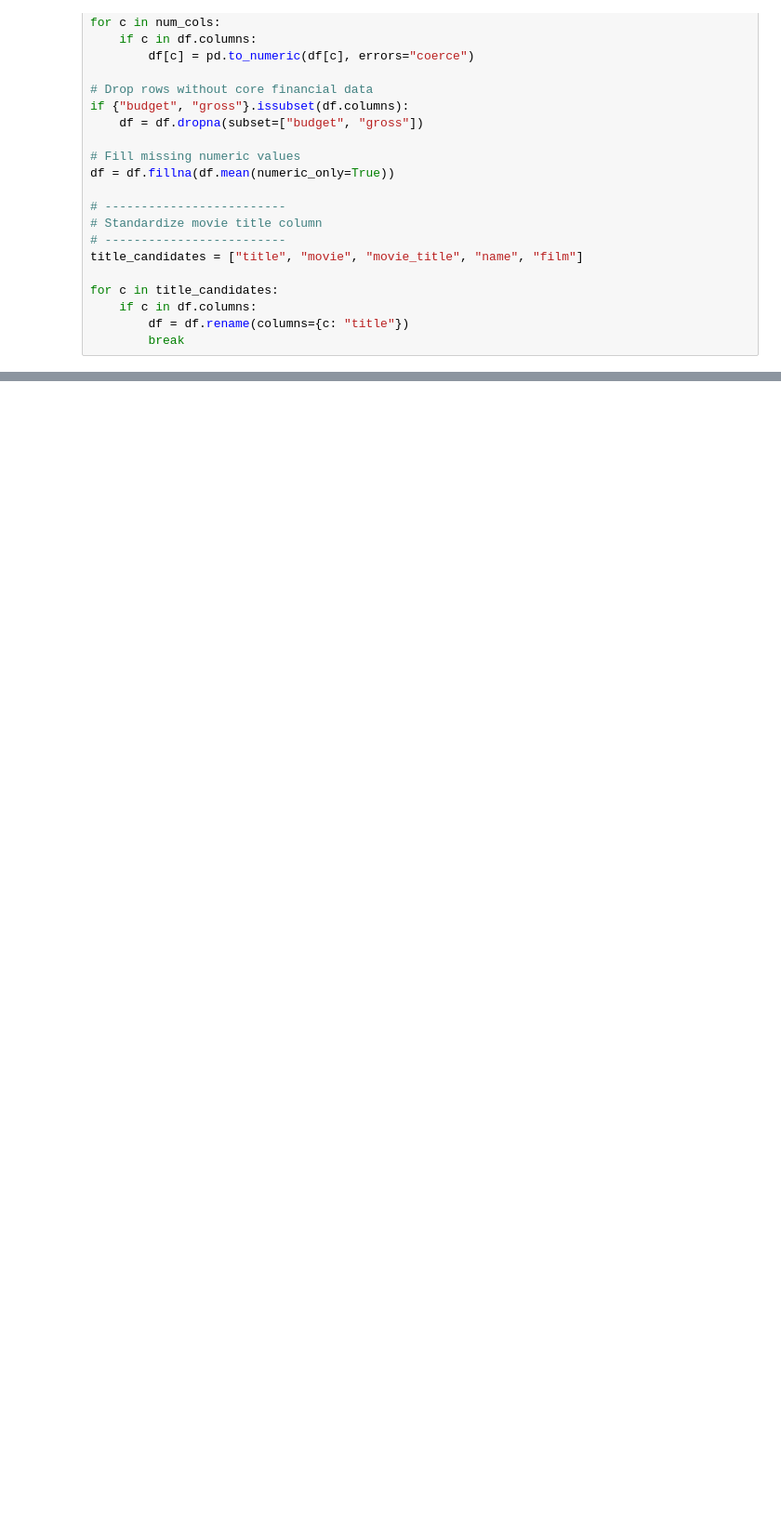
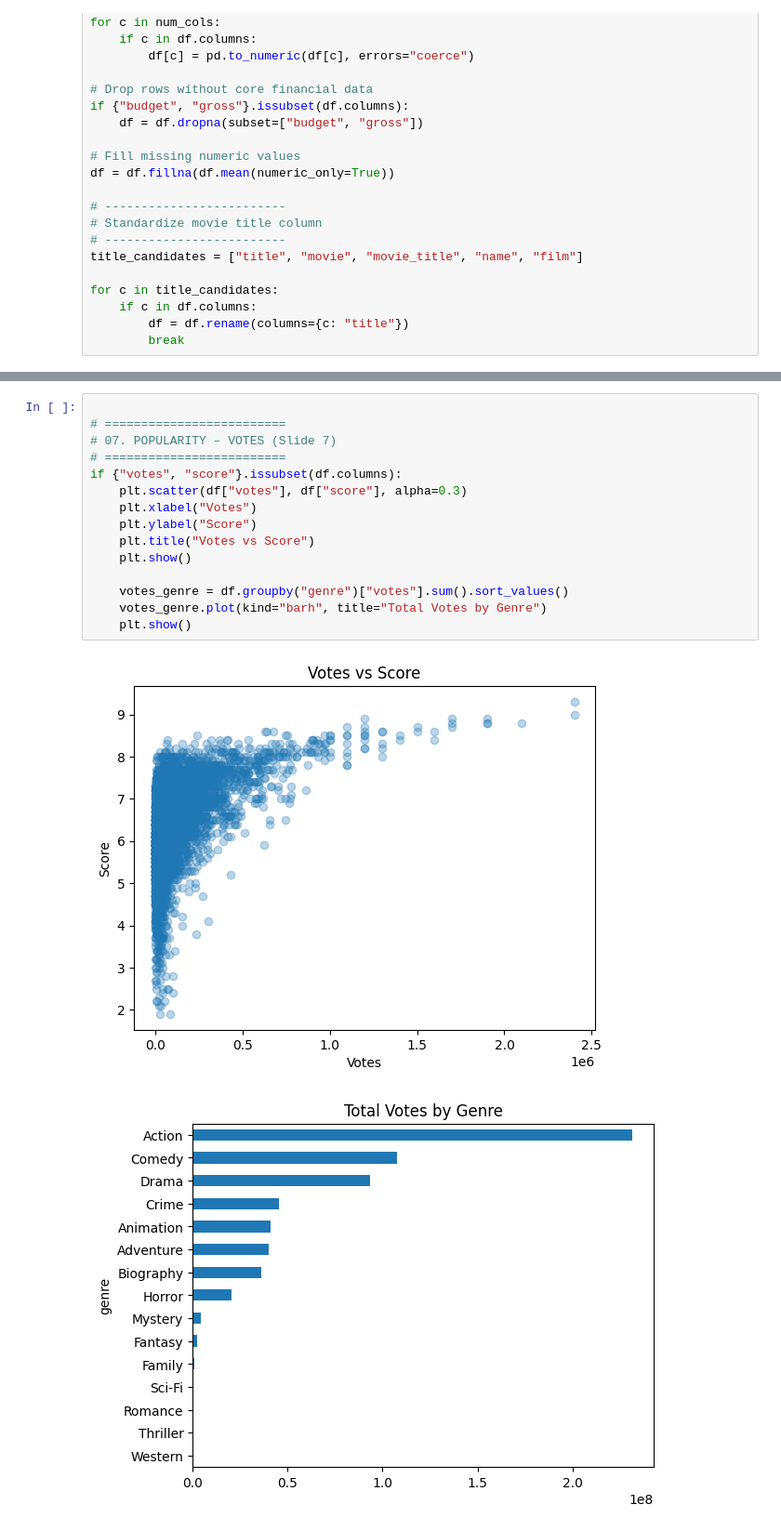
Before and after one commit to Austinohack/Final_project_cybersoft, a Jupyter notebook: analysis/movie_analysis.ipynb, the cells around one changed output, grey strips where cells are left out. Shown at 93% size. Cells and saved outputs as stored; diff of their text form; blank space fills up the shorter version.

```diff
--- a/analysis/movie_analysis.ipynb
+++ b/analysis/movie_analysis.ipynb
@@ -111,0 +125,18 @@ plt.show()
+# %%
+
+# =========================
+# 07. POPULARITY – VOTES (Slide 7)
+# =========================
+if {"votes", "score"}.issubset(df.columns):
+    plt.scatter(df["votes"], df["score"], alpha=0.3)
+    plt.xlabel("Votes")
+    plt.ylabel("Score")
+    plt.title("Votes vs Score")
+    plt.show()
+
+    votes_genre = df.groupby("genre")["votes"].sum().sort_values()
+    votes_genre.plot(kind="barh", title="Total Votes by Genre")
+    plt.show()
+# %% [output]
+[figure, added]
+[figure, added]
```
Also changed, not shown: parts of 19 cells of this notebook, 6 other files.
